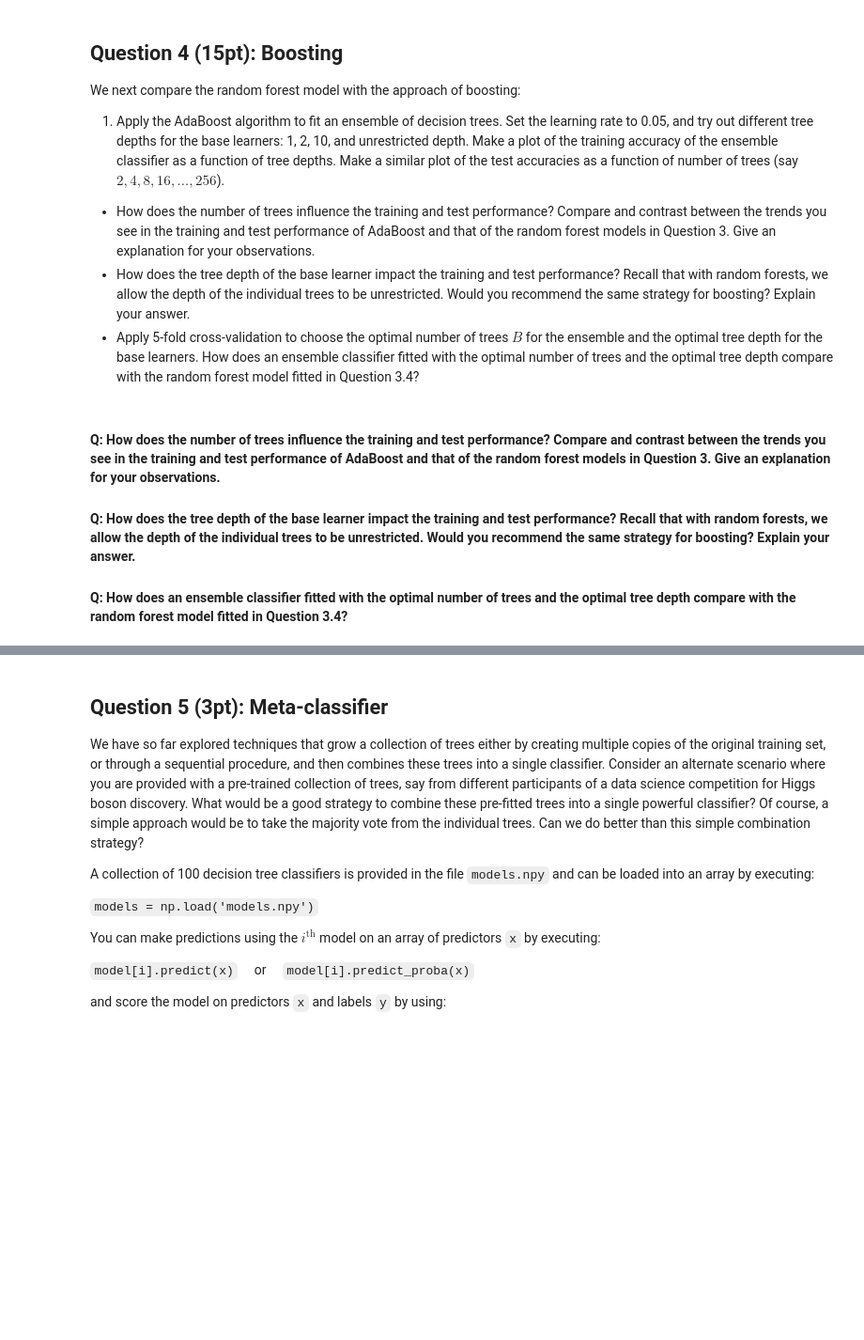
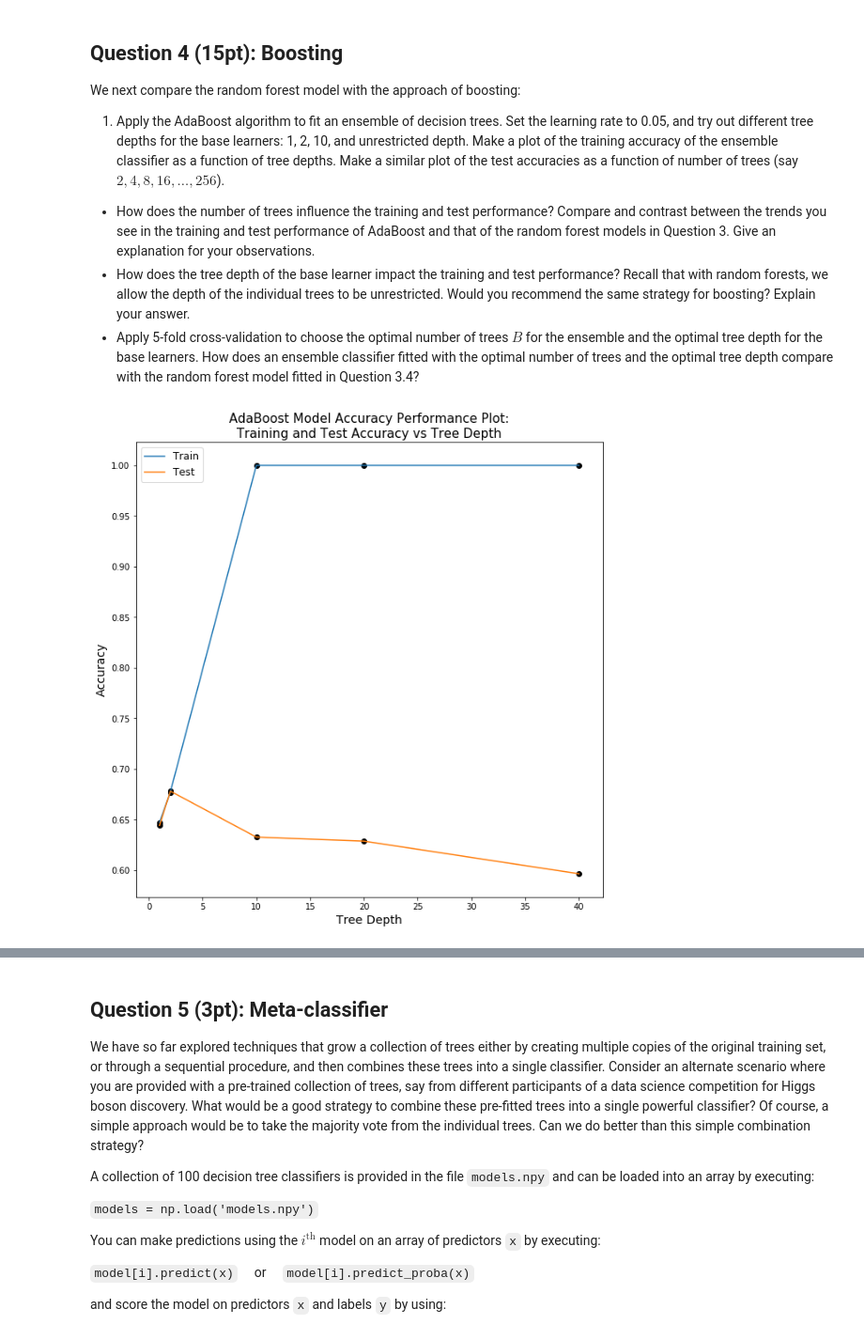
Before and after one commit to REMitchell/CSCIE109A, a Jupyter notebook: hw8/cs109-hw8.ipynb, the cells around one changed output, grey strips where cells are left out. Shown at 94% size. Cells and saved outputs as stored; diff of their text form; code cells hidden in the pictures; blank space fills up the shorter version.

```diff
--- a/hw8/cs109-hw8.ipynb
+++ b/hw8/cs109-hw8.ipynb
@@ -280,3 +280,14 @@ plt.title("Random Forest Model Accuracy Performance Plot:\nTraining and Test Acc
 plt.show()
 # %% [output]
 [figure]
+# %%
+# Using Gridsearch to find optimal tree depth with 5-fold cross-validation
+# Fixing the number of trees to a reasonable value, apply 5-fold cross-validation to
+# choose the optimal value for the number of predictors.
+parameters = {'max_features':[2,3,4,5,6,7,8,9,10,11,12,13,14,15]}
+rf_gs_mod = grid_search.GridSearchCV(RandomForestClassifier(n_estimators = 100),
+                                   parameters,
+                                   cv = 5,
+                                   n_jobs=4)
+rf_gs_mod.fit(Xtrain, ytrain)
+print (rf_gs_mod.best_score_, rf_gs_mod.best_params_)
@@ -307,9 +320,34 @@ We next compare the random forest model with the approach of boosting:
 - How does the number of trees influence the training and test performance? Compare and contrast between the trends you see in the training and test performance of AdaBoost and that of the random forest models in Question 3. Give an explanation for your observations.
 - How does the tree depth of the base learner impact the training and test performance? Recall that with random forests, we allow the depth of the individual trees to be unrestricted. Would you recommend the same strategy for boosting? Explain your answer.
 - Apply 5-fold cross-validation to choose the optimal number of trees $B$ for the ensemble and the optimal tree depth for the base learners. How does an ensemble classifier fitted with the optimal number of trees and the optimal tree depth compare with the random forest model fitted in Question 3.4?
-# %% [markdown]
-#### Q: How does the number of trees influence the training and test performance? Compare and contrast between the trends you see in the training and test performance of AdaBoost and that of the random forest models in Question 3. Give an explanation for your observations.
-
-#### Q: How does the tree depth of the base learner impact the training and test performance? Recall that with random forests, we allow the depth of the individual trees to be unrestricted. Would you recommend the same strategy for boosting? Explain your answer.
-
-#### Q: How does an ensemble classifier fitted with the optimal number of trees and the optimal tree depth compare with the random forest model fitted in Question 3.4?
+# %%
+# Apply the AdaBoost algorithm to fit an ensemble of decision trees.
+# Set the learning rate to 0.05, and try out different tree depths for the base learners:
+# 1, 2, 10, and unrestricted depth.
+# Make a plot of the training accuracy of the ensemble classifier as a function of tree depths.
+
+
+tree_depths = [1, 2, 10, 20, 40]
+ada_mod_acc = {'test':[], 'train': []}
+for tree_depth in tree_depths:
+    ada_mod = AdaBoostClassifier(DecisionTreeClassifier(max_depth = tree_depth),
+                                 learning_rate = 0.05)
+    ada_mod.fit(Xtrain, ytrain)
+    ada_mod_acc['train'].append(ada_mod.score(Xtrain, ytrain))
+    ada_mod_acc['test'].append(ada_mod.score(Xtest, ytest))
+
+
+plt.figure(figsize = (10, 10))
+plt.plot(tree_depths, ada_mod_acc['train'], label='Train')
+plt.plot(tree_depths, ada_mod_acc['test'], label='Test')
+plt.scatter(tree_depths, ada_mod_acc['train'], c='k')
+plt.scatter(tree_depths, ada_mod_acc['test'], c='k')
+plt.axis('tight')
+plt.xlabel('Tree Depth', fontsize = 14)
+plt.ylabel('Accuracy',   fontsize = 14)
+plt.legend(fontsize = 12)
+plt.title("AdaBoost Model Accuracy Performance Plot:\nTraining and Test Accuracy vs Tree Depth",
+         fontsize = 15)
+plt.show()
+# %% [output]
+[figure, added]
```
Also changed, not shown: parts of 4 cells of this notebook.
